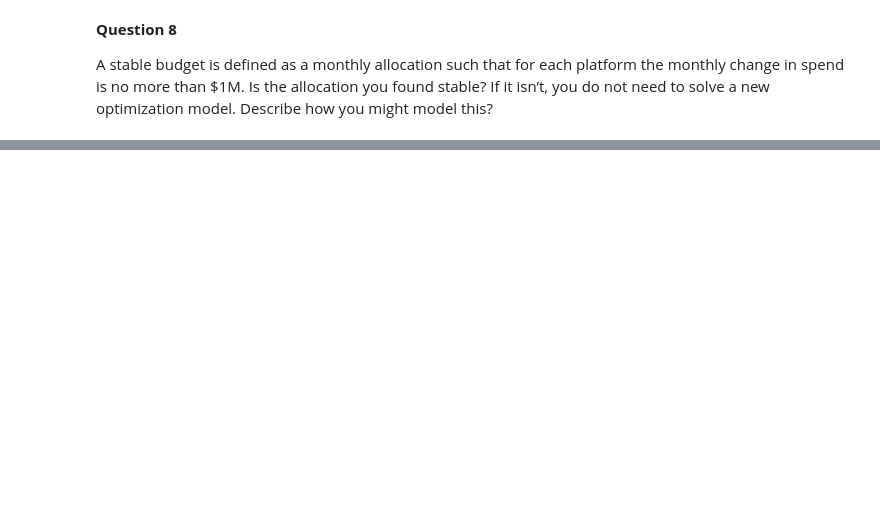
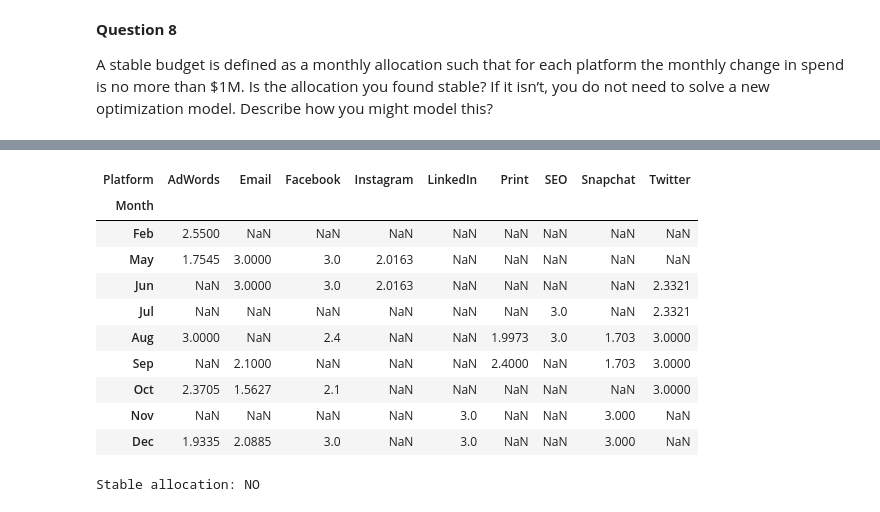
Before and after one commit to ethandavenport/Optimization-I-Project-2, a Jupyter notebook: Optimization_HW_pt_4.ipynb, the cells around one changed output, grey strips where cells are left out. Drawn from its saved outputs; the diff is of its cells as text; code cells hidden in the pictures; blank space fills up the shorter version.

```diff
--- a/Optimization_HW_pt_4.ipynb
+++ b/Optimization_HW_pt_4.ipynb
@@ -749,0 +658,56 @@ AssertionError: Run Part 7 first so we have monthly allocations.
+# %%
+import pandas as pd
+import numpy as np
+
+# df_final must have columns: Month, Budget(M$), Return(M$), and one column per platform (float, in M$)
+
+# 1) Ensure months are in correct order (adjust if your months differ)
+month_order = ["Jan","Feb","Mar","Apr","May","Jun","Jul","Aug","Sep","Oct","Nov","Dec"]
+df_chk = df_final.copy()
+if df_chk["Month"].dtype != "category":
+    df_chk["Month"] = pd.Categorical(df_chk["Month"], categories=month_order, ordered=True)
+df_chk = df_chk.sort_values("Month").reset_index(drop=True)
+
+# 2) Coerce platform columns to numeric (safe)
+non_plat = {"Month","Budget(M$)","Return(M$)"}
+plats = [c for c in df_chk.columns if c not in non_plat]
+for c in plats:
+    df_chk[c] = pd.to_numeric(df_chk[c], errors="coerce")
+
+# 3) Compute month-to-month absolute changes on RAW numbers (no rounding)
+absdiff = df_chk[plats].diff().abs()
+absdiff["Month"] = df_chk["Month"]
+
+# 4) Keep only violations strictly greater than 1.0 (per definition)
+viol_long = (
+    absdiff.iloc[1:]                           # drop first row (no previous month)
+    .melt(id_vars="Month", var_name="Platform", value_name="AbsChange(M$)")
+    .query("`AbsChange(M$)` > 1.0")
+)
+
+# 5) Pivot to "friend-view": months as rows, platforms as columns, values = AbsChange(M$)
+viol_pivot = (
+    viol_long
+    .pivot(index="Month", columns="Platform", values="AbsChange(M$)")
+    .sort_index()
+)
+
+# 6) Optional: round for display only
+display(viol_pivot.round(6))
+
+# And, for completeness, a simple verdict:
+is_stable = viol_long.empty
+print("Stable allocation:", "YES" if is_stable else "NO")
+# %% [output]
+| Platform | AdWords | Email | Facebook | Instagram | LinkedIn | Print | SEO | Snapchat | Twitter |
+| Month |  |  |  |  |  |  |  |  |  |
+| Feb | 2.5500 | NaN | NaN | NaN | NaN | NaN | NaN | NaN | NaN |
+| May | 1.7545 | 3.0000 | 3.0 | 2.0163 | NaN | NaN | NaN | NaN | NaN |
+| Jun | NaN | 3.0000 | 3.0 | 2.0163 | NaN | NaN | NaN | NaN | 2.3321 |
+| Jul | NaN | NaN | NaN | NaN | NaN | NaN | 3.0 | NaN | 2.3321 |
+| Aug | 3.0000 | NaN | 2.4 | NaN | NaN | 1.9973 | 3.0 | 1.703 | 3.0000 |
+| Sep | NaN | 2.1000 | NaN | NaN | NaN | 2.4000 | NaN | 1.703 | 3.0000 |
+| Oct | 2.3705 | 1.5627 | 2.1 | NaN | NaN | NaN | NaN | NaN | 3.0000 |
+| Nov | NaN | NaN | NaN | NaN | 3.0 | NaN | NaN | 3.000 | NaN |
+| Dec | 1.9335 | 2.0885 | 3.0 | NaN | 3.0 | NaN | NaN | 3.000 | NaN |
+Stable allocation: NO
```
Also changed, not shown: parts of 8 cells of this notebook.
